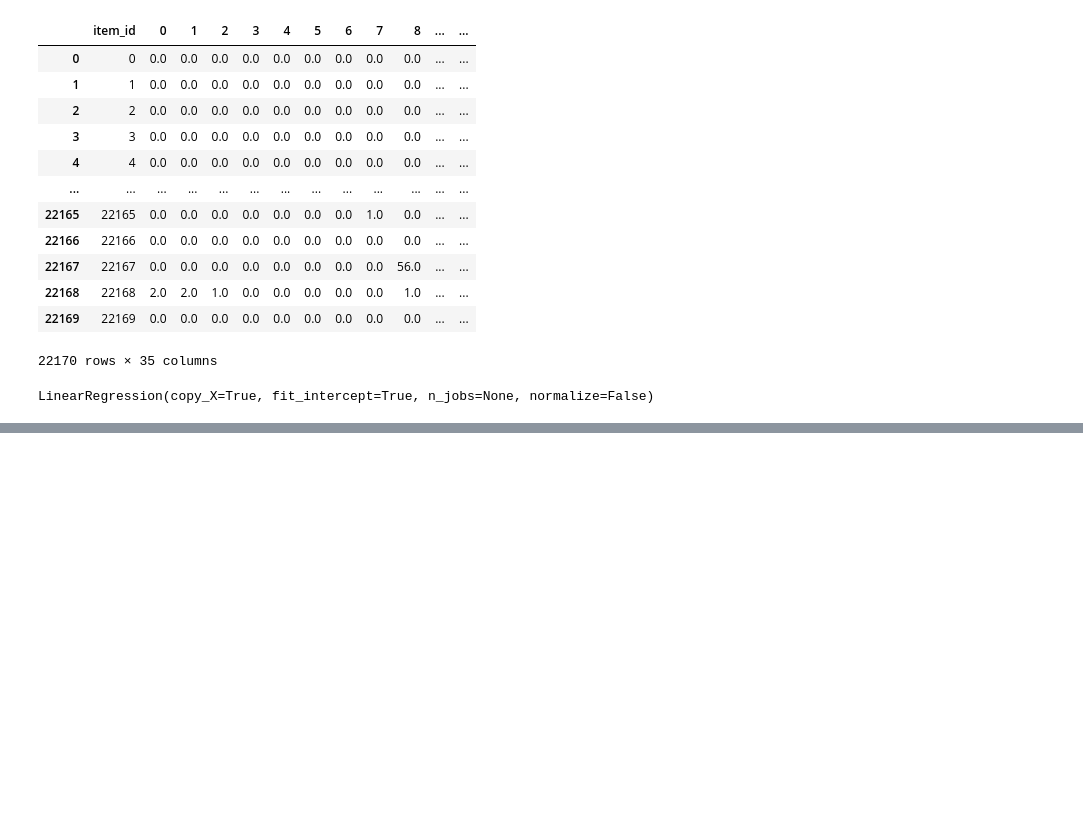
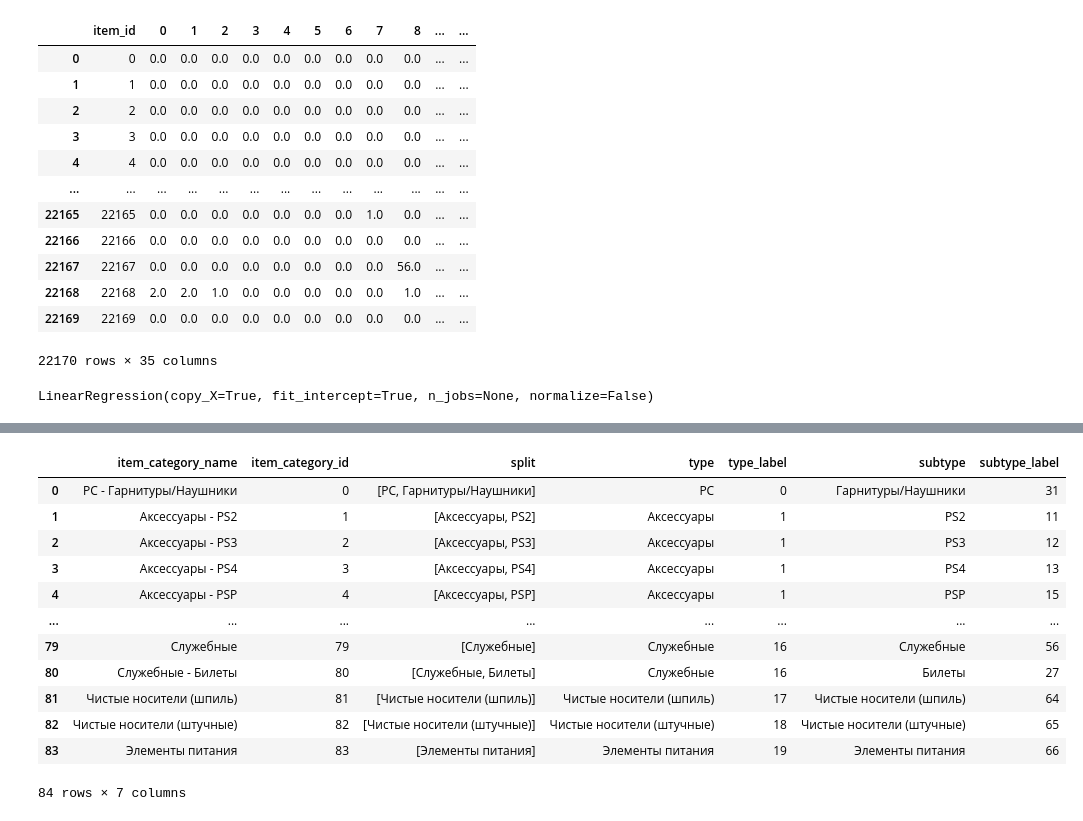
Before and after one commit to Zhang-Zhi-ZZ/Predict-Future-Sales, a Jupyter notebook: Predict_Future_Sales .ipynb, the cells around one changed output, grey strips where cells are left out. Drawn from its saved outputs; the diff is of its cells as text; code cells hidden in the pictures; blank space fills up the shorter version.

```diff
--- a/Predict_Future_Sales .ipynb
+++ b/Predict_Future_Sales .ipynb
@@ -511,0 +627,24 @@ model.score(X_test,y_test)
+# %%
+item_categories['split'] = item_categories['item_category_name'].str.split(' - ')
+# %%
+item_categories['type'] = item_categories['split'].str[0]
+item_categories['type_label'] = labelencoder.fit_transform(item_categories['type'])
+# %%
+item_categories['subtype'] = item_categories['split'].str[-1]
+item_categories['subtype_label'] = labelencoder.fit_transform(item_categories['subtype'])
+# %%
+item_categories
+# %% [output]
+|  | item_category_name | item_category_id | split | type | type_label | subtype | subtype_label |
+| 0 | PC - Гарнитуры/Наушники | 0 | [PC, Гарнитуры/Наушники] | PC | 0 | Гарнитуры/Наушники | 31 |
+| 1 | Аксессуары - PS2 | 1 | [Аксессуары, PS2] | Аксессуары | 1 | PS2 | 11 |
+| 2 | Аксессуары - PS3 | 2 | [Аксессуары, PS3] | Аксессуары | 1 | PS3 | 12 |
+| 3 | Аксессуары - PS4 | 3 | [Аксессуары, PS4] | Аксессуары | 1 | PS4 | 13 |
+| 4 | Аксессуары - PSP | 4 | [Аксессуары, PSP] | Аксессуары | 1 | PSP | 15 |
+| ... | ... | ... | ... | ... | ... | ... | ... |
+| 79 | Служебные | 79 | [Служебные] | Служебные | 16 | Служебные | 56 |
+| 80 | Служебные - Билеты | 80 | [Служебные, Билеты] | Служебные | 16 | Билеты | 27 |
+| 81 | Чистые носители (шпиль) | 81 | [Чистые носители (шпиль)] | Чистые носители (шпиль) | 17 | Чистые носители (шпиль) | 64 |
+| 82 | Чистые носители (штучные) | 82 | [Чистые носители (штучные)] | Чистые носители (штучные) | 18 | Чистые носители (штучные) | 65 |
+| 83 | Элементы питания | 83 | [Элементы питания] | Элементы питания | 19 | Элементы питания | 66 |
+84 rows × 7 columns
```
Also changed, not shown: parts of 31 cells of this notebook, 31 other files.
